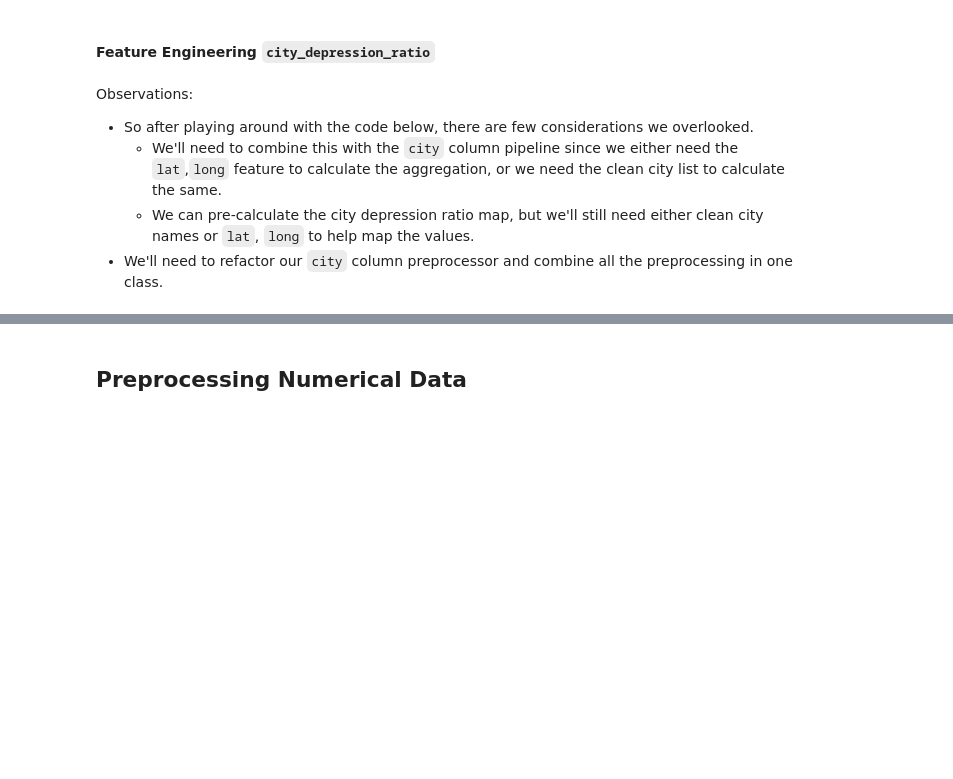
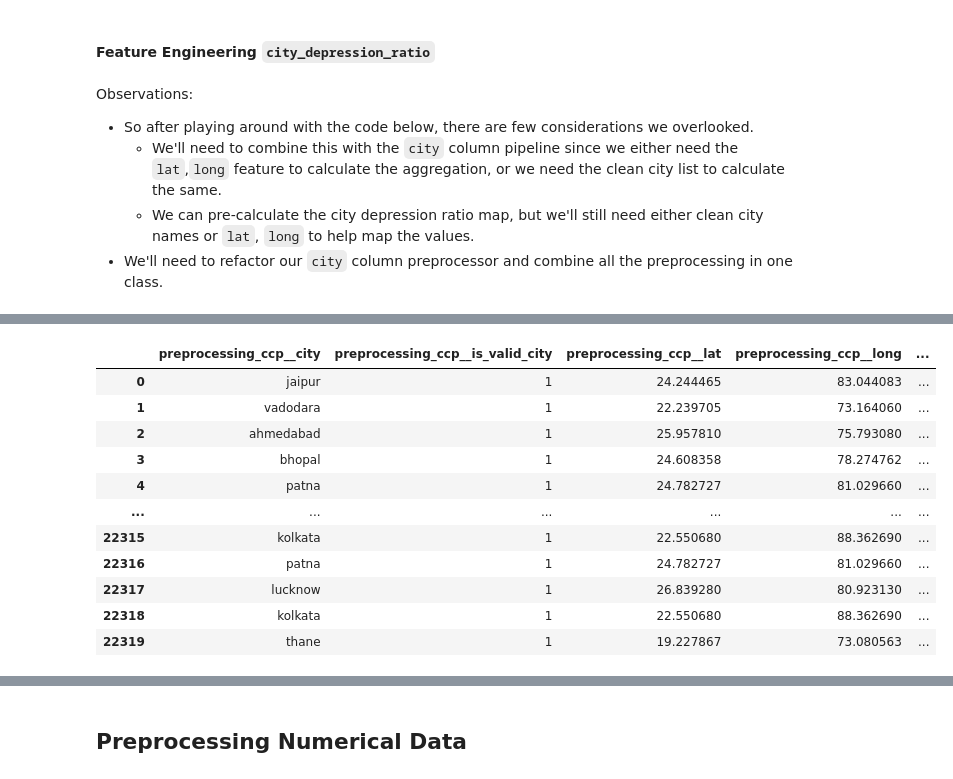
Before and after one commit to gaurangdave/mental_health_ml, a Jupyter notebook: notebooks/02_data_preparation.ipynb, the cells around one changed output, grey strips where cells are left out. Drawn from its saved outputs; the diff is of its cells as text; code cells hidden in the pictures; blank space fills up the shorter version.

Commit message:
refactored city transformation and got basic implementation working

```diff
--- a/notebooks/02_data_preparation.ipynb
+++ b/notebooks/02_data_preparation.ipynb
@@ -1068,0 +1145,93 @@ Observations:
+# %%
+from sklearn.base import BaseEstimator, TransformerMixin
+
+"""
+For this transformer we'll assume that we'll get clean city names
+"""
+
+
+class ComprehensiveCityProcessor(BaseEstimator, TransformerMixin):
+    def __init__(self):
+        self.output_colums = ["city_depression_ratio"]
+        pass
+
+    """
+        In the fit method, group by city names and create a city depression ratio map.
+        see implementation below
+    """
+
+    def fit(self, X, y=None):
+        ## calculate the city depression ratios
+        combined_data = pd.concat([X, y], axis=1)
+        ## only  calculate the depression ratios for valid cities.
+        combined_aggregation = combined_data.loc[combined_data["is_valid_city"] == 1].groupby(["lat","long","city"], as_index=False).agg(
+            # temp workaround to avoid using `city` column.
+            total_instances=("city", "count"),
+            # ideally we should drop this column in previous step of the pipeline.
+            total_depression_count=("depression", "sum")
+        )
+        combined_aggregation["total_non_depression_count"] = combined_aggregation["total_instances"] - \
+            combined_aggregation["total_depression_count"]
+        combined_aggregation["depression_ratio"] = combined_aggregation["total_depression_count"] / \
+            combined_aggregation["total_instances"]
+        ## set the mapping to use it during transformation
+        self.city_depression_ratio_map = combined_aggregation.set_index("city")[
+            "depression_ratio"]
+
+        ## save the median value to imputing
+        ## TODO: set it as parameter for future experimentation
+        self.city_depression_ratio_median = combined_aggregation["depression_ratio"].median()
+        return self
+
+    """
+        create following fields in X_copy
+        is_valid_city = default it to 0
+        lat = default it to nagpur lat
+        long = default it to nagpur long
+        city_depression_ratio
+
+        After the values are set, fill in the values with median for now.
+    """
+
+    def transform(self, X, y=None):
+        X_copy = X.copy()
+        X_copy["city_depression_ratio"] = np.nan
+        X_copy["city_depression_ratio"] = X_copy["city"].map(self.city_depression_ratio_map)
+        ## fill the city depression ration missing values with median
+        X_copy["city_depression_ratio"] = X_copy["city_depression_ratio"].fillna(self.city_depression_ratio_median)
+        return pd.DataFrame(X_copy)
+
+    def get_feature_names_out(self, input_features=None):
+        return input_features.extend(self.output_colums)
+
+
+ccp = ComprehensiveCityProcessor()
+
+
+ccp_pipeline = Pipeline([("default_cat_pipeline", default_cat_pipeline),
+                         ("city_clean", clean_city),
+                         ("rename_city", rename_city),  ("city_mapping", map_city),
+                         ("city_verification", verify_city), ("ccp_pipeline", ccp)])
+
+
+preprocessing_ccp = ColumnTransformer([
+    ("preprocessing_ccp", ccp_pipeline, ["city"])
+])
+
+preprocessing_ccp.set_output(transform="pandas")
+
+temp = preprocessing_ccp.fit_transform(X_train, y_train)
+temp
+# %% [output]
+|  | preprocessing_ccp__city | preprocessing_ccp__is_valid_city | preprocessing_ccp__lat | preprocessing_ccp__long | ... |
+| 0 | jaipur | 1 | 24.244465 | 83.044083 | ... |
+| 1 | vadodara | 1 | 22.239705 | 73.164060 | ... |
+| 2 | ahmedabad | 1 | 25.957810 | 75.793080 | ... |
+| 3 | bhopal | 1 | 24.608358 | 78.274762 | ... |
+| 4 | patna | 1 | 24.782727 | 81.029660 | ... |
+| ... | ... | ... | ... | ... | ... |
+| 22315 | kolkata | 1 | 22.550680 | 88.362690 | ... |
+| 22316 | patna | 1 | 24.782727 | 81.029660 | ... |
+| 22317 | lucknow | 1 | 26.839280 | 80.923130 | ... |
+| 22318 | kolkata | 1 | 22.550680 | 88.362690 | ... |
+| 22319 | thane | 1 | 19.227867 | 73.080563 | ... |
```
Also changed, not shown: parts of 37 cells of this notebook.
